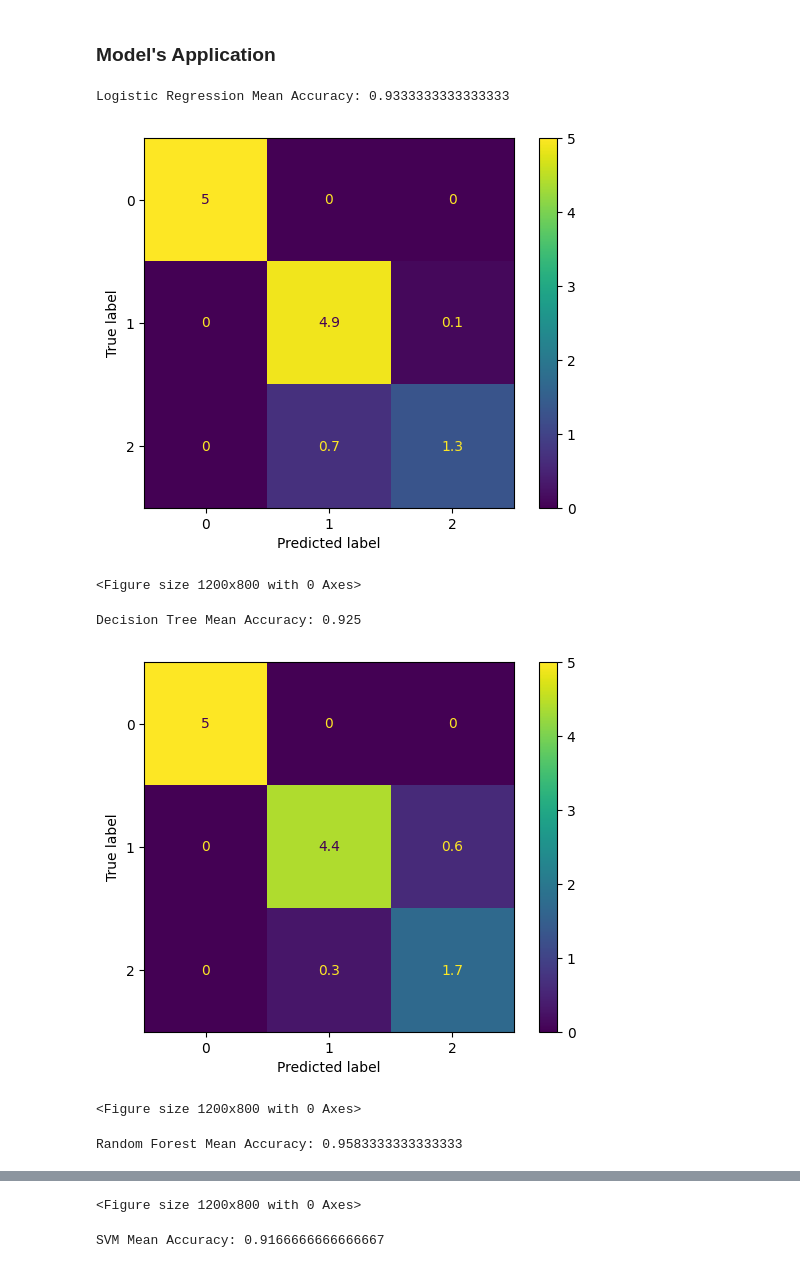
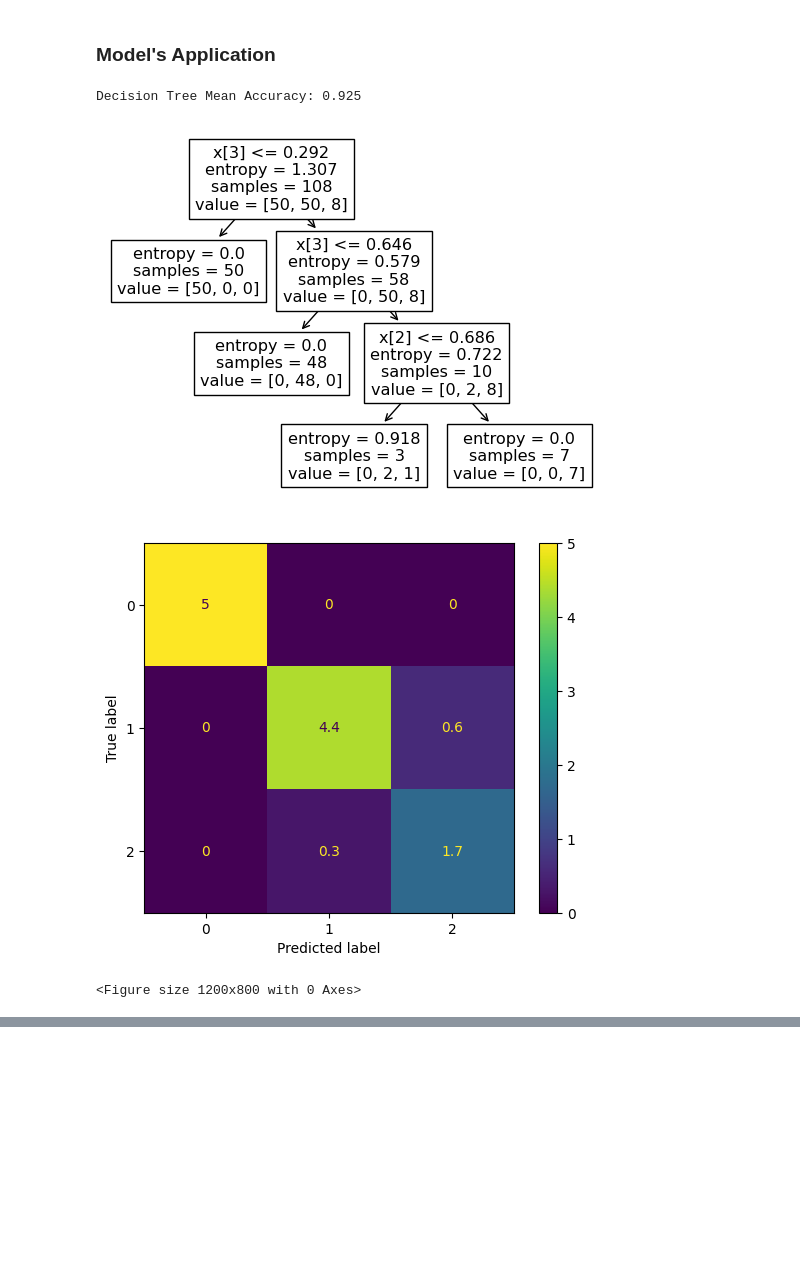
Before and after one commit to davidterroso/IrisClassifcation, a Jupyter notebook: IrisClassification.ipynb, the cells around one changed output, grey strips where cells are left out. Drawn from its saved outputs; the diff is of its cells as text; code cells hidden in the pictures; blank space fills up the shorter version.

Commit message:
LR and tree

```diff
--- a/IrisClassification.ipynb
+++ b/IrisClassification.ipynb
@@ -56,5 +56,9 @@ The results in the previous cell shown a uniform distribution of classes. Theref
 # %%
 from sklearn.model_selection import train_test_split
+from sklearn.preprocessing import MinMaxScaler
+
+# Uniformization
+X = MinMaxScaler(feature_range=(0,1)).fit_transform(X)
 
 # Label Encoding
 class_codes = []
@@ -83,51 +87,56 @@ for i in range(k):
 ### Model's Application
 # %%
 from sklearn.linear_model import LogisticRegression
-from sklearn.tree import DecisionTreeClassifier
+from sklearn.tree import DecisionTreeClassifier, plot_tree
 from sklearn.ensemble import RandomForestClassifier
 from sklearn.svm import SVC
 from sklearn.naive_bayes import GaussianNB
 from sklearn.metrics import accuracy_score, confusion_matrix, ConfusionMatrixDisplay
 
 models = {
-    "Logistic Regression": LogisticRegression(solver='lbfgs', max_iter=1000),
-    "Decision Tree": DecisionTreeClassifier(),
-    "Random Forest": RandomForestClassifier(random_state=42),
-    "SVM": SVC(),
-    "Gaussian Naive-Bayes": GaussianNB()
+    "Logistic Regression": LogisticRegression(solver='lbfgs', max_iter=1000, penalty="l2", tol=1e-6, C=1),
+    # The solver selected showed best results. Tolerance was decreased to compensate the random initialization of C,
+    # forcing more consistent results. The number of iterations was increased since with 100 (the default value),
+    # since the model was still converging whilst reaching the said limit
+    "Decision Tree": DecisionTreeClassifier(criterion="log_loss", max_depth=3, min_samples_leaf=1),
+    # max_depth was defined as 3 to prevent overfitting and min_samples_leaf was considered 1 because the number
+    # of classes in this problem is small. log_loss was chosen since it presents the best results
+    # "Random Forest": RandomForestClassifier(random_state=42),
+    # "SVM": SVC(),
+    # "Gaussian Naive-Bayes": GaussianNB()
 }
 
 X_original = X
 y_original = y
 
 for model_name in models:
     model = models[model_name]
     accuracies = []
     cm_list = []
     X = X_original
     Y = y_original
 
     for train_indices, val_indices in fold_indices:
         X_train, Y_train = X[train_indices], Y[train_indices]
         X_val, Y_val = X[val_indices], Y[val_indices]
         model.fit(X_train, Y_train)
         Y_pred = model.predict(X_val)
         accuracies.append(accuracy_score(Y_val, Y_pred))
         cm_list.append(confusion_matrix(Y_val, Y_pred, labels=[0, 1, 2]))
 
     accuracy_mean = np.mean(accuracies)
     cm_mean = np.mean(cm_list, axis=0)
     print(model_name, "Mean Accuracy:", accuracy_mean)
 
+    if(model_name == "Decision Tree"):
+        plot_tree(model)
+
     disp = ConfusionMatrixDisplay(confusion_matrix=cm_mean)
     disp.plot()
     plt.figure(figsize=(12,8))
     plt.show()
 # %% [output]
-Logistic Regression Mean Accuracy: 0.9333333333333333
+Decision Tree Mean Accuracy: 0.925
-[figure, old version]
+[figure, new version]
+[figure]
 <Figure size 1200x800 with 0 Axes>
-Decision Tree Mean Accuracy: 0.925
-[figure]
-<Figure size 1200x800 with 0 Axes>
-Random Forest Mean Accuracy: 0.9583333333333333
@@ -135,2 +142,0 @@ Random Forest Mean Accuracy: 0.9583333333333333
-<Figure size 1200x800 with 0 Axes>
-SVM Mean Accuracy: 0.9166666666666667
```
Also changed, not shown: parts of 2 cells of this notebook.
